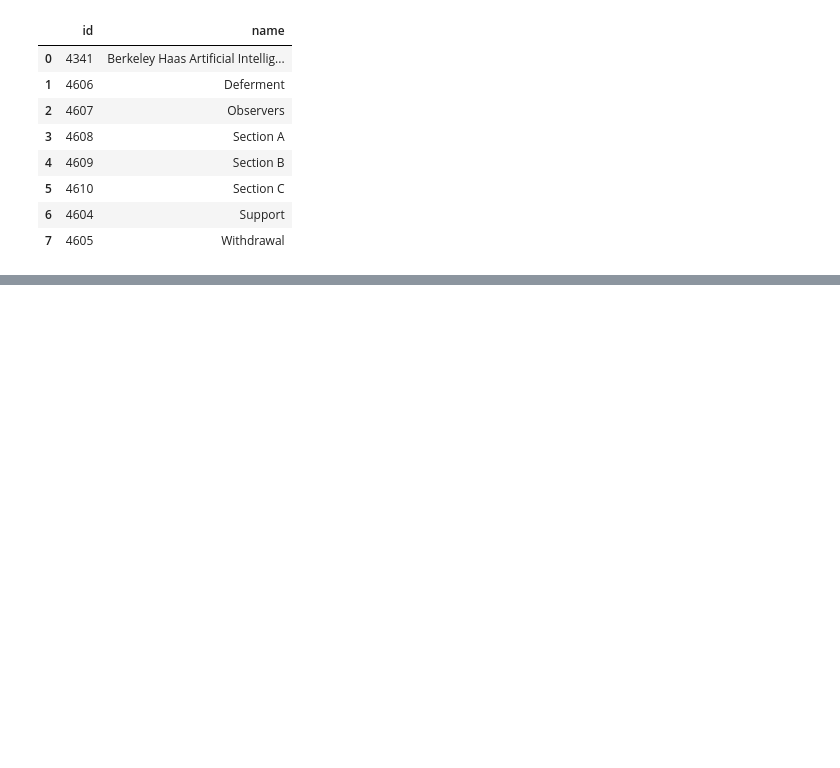
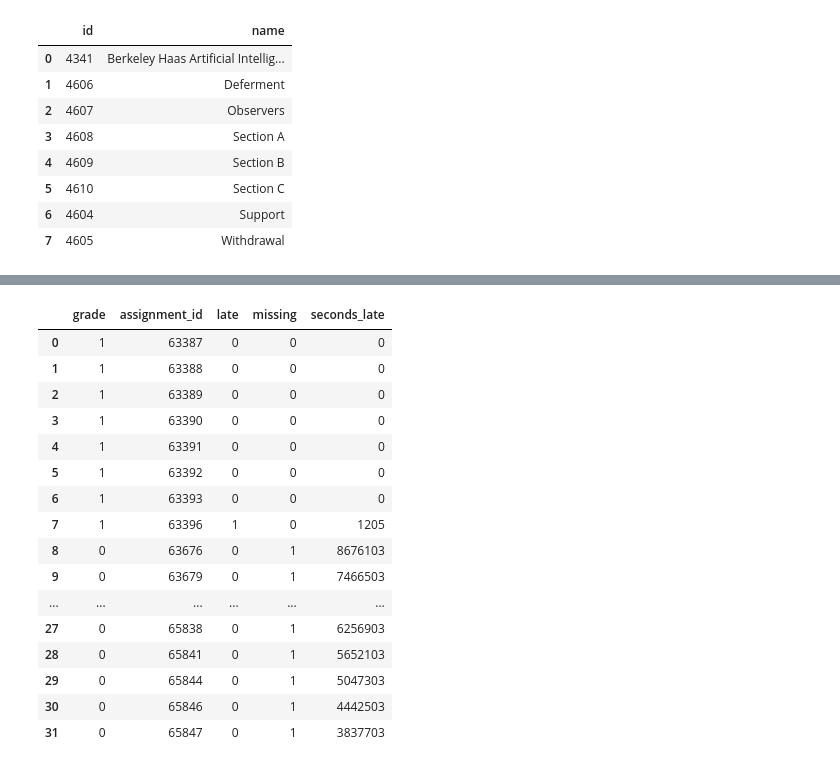
Before and after one commit to andrea-fantini/student-fail-prediction, a Jupyter notebook: notebooks/Data-Extraction.ipynb, the cells around one changed output, grey strips where cells are left out. Saved outputs shown, nothing was run; the diff lists cells and outputs as text; code cells hidden in the pictures; blank space fills up the shorter version.

```diff
--- a/notebooks/Data-Extraction.ipynb
+++ b/notebooks/Data-Extraction.ipynb
@@ -185,0 +192,26 @@ pd.DataFrame.from_dict(r)[['grade','assignment_id','late','missing','seconds_lat
+# %%
+student_submissions = pd.DataFrame.from_dict(r)[['grade','assignment_id','late','missing','seconds_late']]
+student_submissions['grade'].replace(to_replace='complete',value=1, inplace=True)
+student_submissions['grade'].fillna(0,inplace=True)
+student_submissions['grade'] = student_submissions['grade'].astype(int) #convert boolean to int
+student_submissions['late'] = student_submissions['late'].astype(int)
+student_submissions['missing'] = student_submissions['missing'].astype(int)
+student_submissions
+# %% [output]
+|  | grade | assignment_id | late | missing | seconds_late |
+| 0 | 1 | 63387 | 0 | 0 | 0 |
+| 1 | 1 | 63388 | 0 | 0 | 0 |
+| 2 | 1 | 63389 | 0 | 0 | 0 |
+| 3 | 1 | 63390 | 0 | 0 | 0 |
+| 4 | 1 | 63391 | 0 | 0 | 0 |
+| 5 | 1 | 63392 | 0 | 0 | 0 |
+| 6 | 1 | 63393 | 0 | 0 | 0 |
+| 7 | 1 | 63396 | 1 | 0 | 1205 |
+| 8 | 0 | 63676 | 0 | 1 | 8676103 |
+| 9 | 0 | 63679 | 0 | 1 | 7466503 |
+| ... | ... | ... | ... | ... | ... |
+| 27 | 0 | 65838 | 0 | 1 | 6256903 |
+| 28 | 0 | 65841 | 0 | 1 | 5652103 |
+| 29 | 0 | 65844 | 0 | 1 | 5047303 |
+| 30 | 0 | 65846 | 0 | 1 | 4442503 |
+| 31 | 0 | 65847 | 0 | 1 | 3837703 |
```
Also changed, not shown: parts of 13 cells of this notebook.
